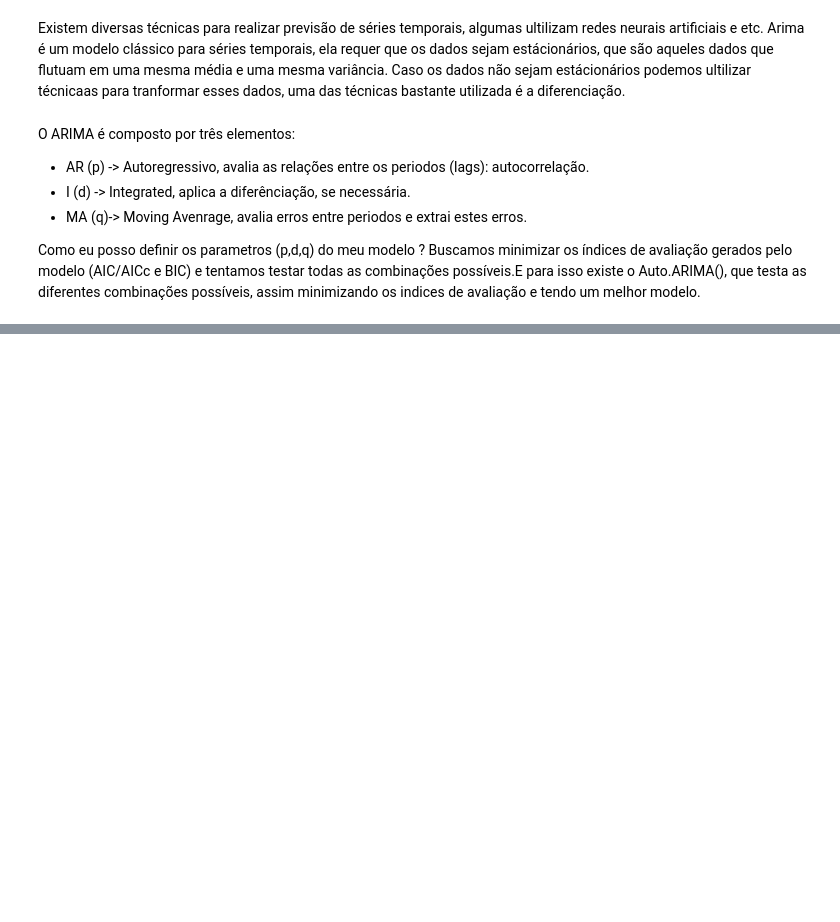
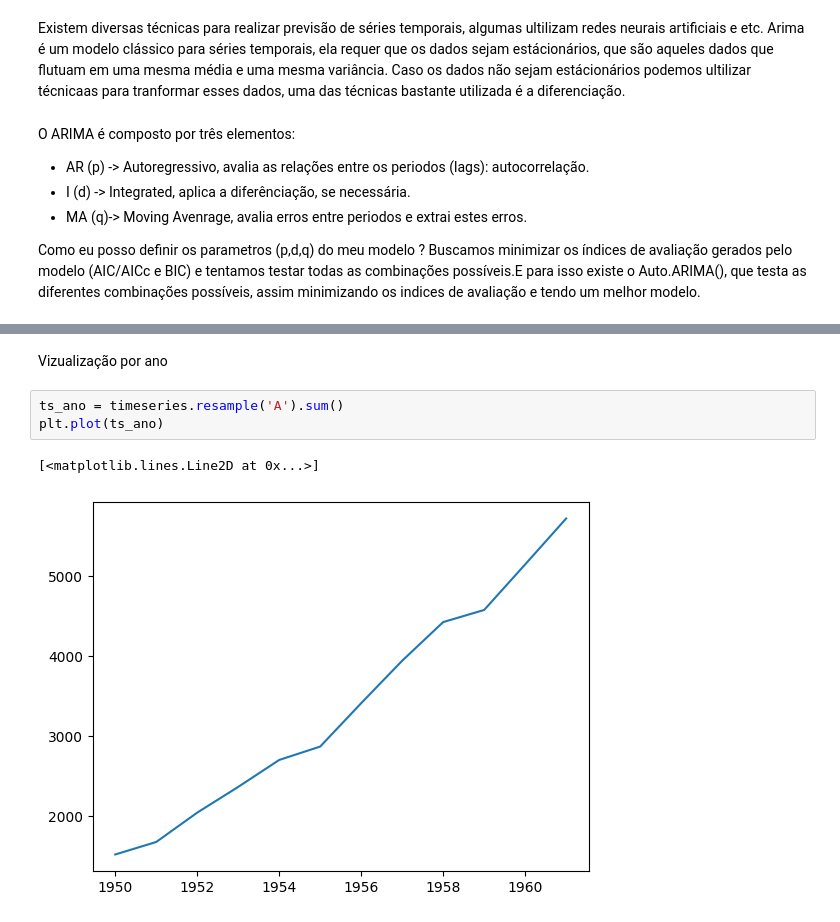
Before and after one commit to VINIA6/Study_Models, a Jupyter notebook: Study_Models.ipynb, the cells around one changed output, grey strips where cells are left out. Drawn from its saved outputs; the diff is of its cells as text; blank space fills up the shorter version.

```diff
--- a/Study_Models.ipynb
+++ b/Study_Models.ipynb
@@ -292,0 +397,8 @@ Buscamos minimizar os índices de avaliação gerados pelo modelo (AIC/AICc e BI
+# %% [markdown]
+Vizualização por ano
+# %%
+ts_ano = timeseries.resample('A').sum()
+plt.plot(ts_ano)
+# %% [output]
+[<matplotlib.lines.Line2D at 0x...>]
+[figure, added]
```
Also changed, not shown: parts of 46 cells of this notebook.
